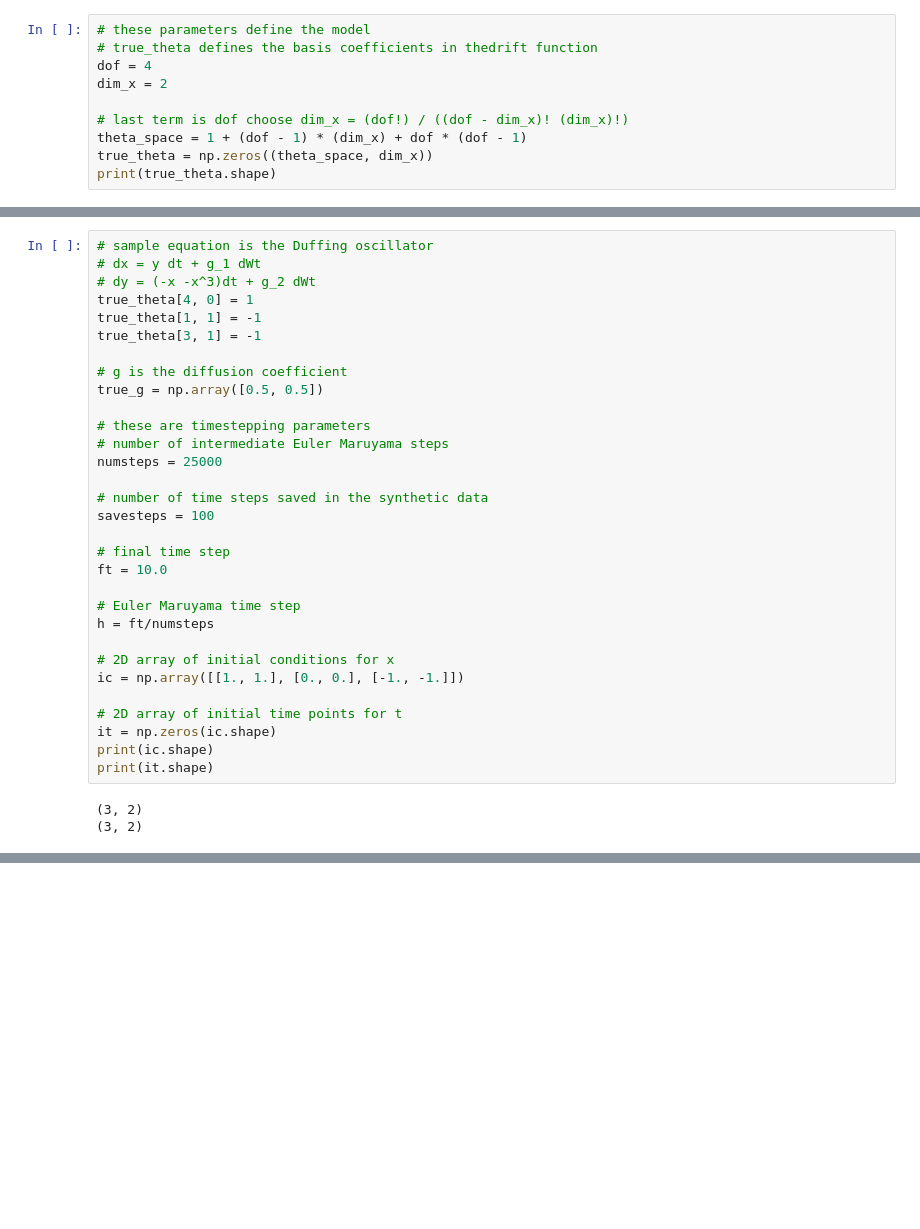
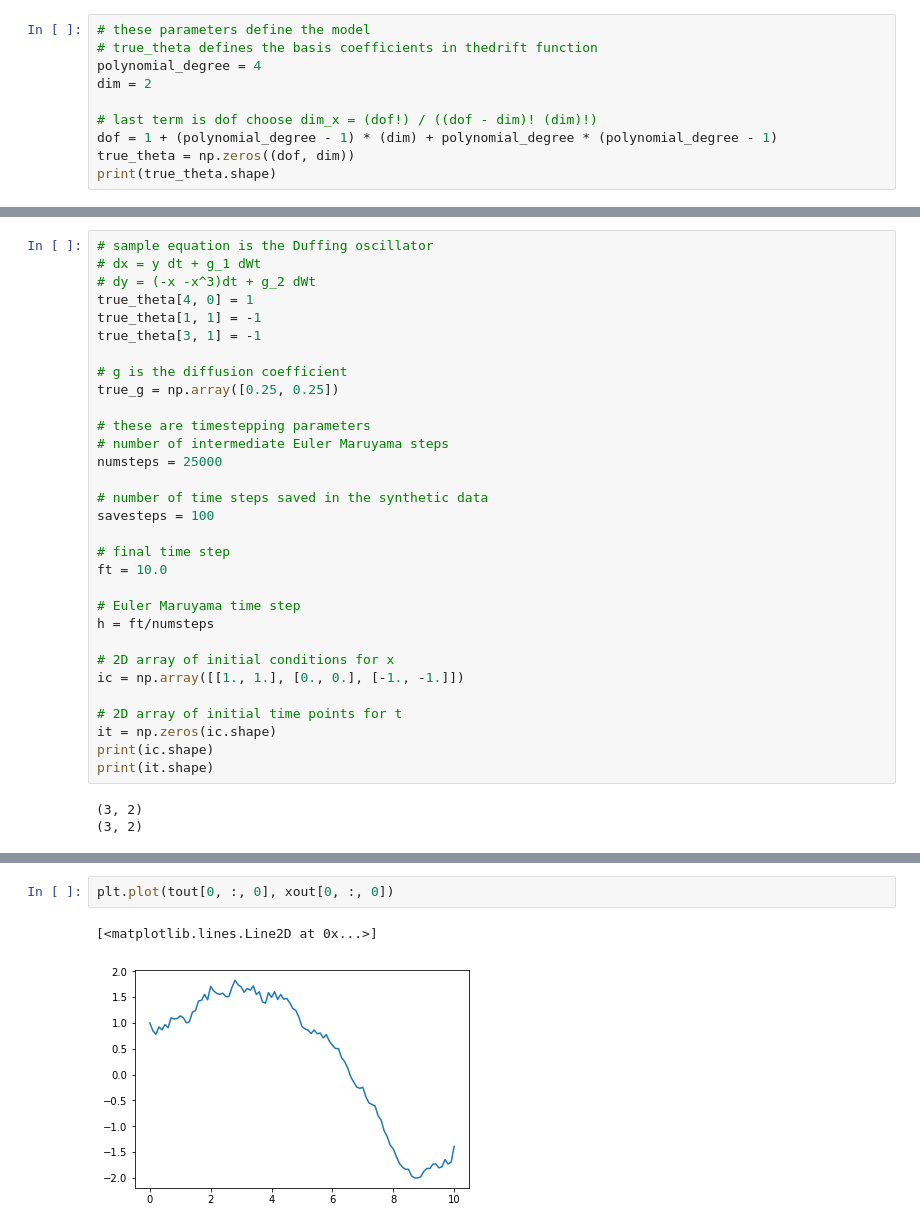
Before and after one commit to hbhat4000/pathsamp, a Jupyter notebook: 2d code/Untitled.ipynb, the cells around one changed output, grey strips where cells are left out. Cells and saved outputs as stored; diff of their text form; blank space fills up the shorter version.

```diff
--- a/2d code/Untitled.ipynb
+++ b/2d code/Untitled.ipynb
@@ -4,12 +6,12 @@ import newbridge as nb
 # %%
 # these parameters define the model
 # true_theta defines the basis coefficients in thedrift function
-dof = 4
-dim_x = 2
+polynomial_degree = 4
+dim = 2
 
-# last term is dof choose dim_x = (dof!) / ((dof - dim_x)! (dim_x)!)
-theta_space = 1 + (dof - 1) * (dim_x) + dof * (dof - 1)
-true_theta = np.zeros((theta_space, dim_x))
+# last term is dof choose dim_x = (dof!) / ((dof - dim)! (dim)!)
+dof = 1 + (polynomial_degree - 1) * (dim) + polynomial_degree * (polynomial_degree - 1)
+true_theta = np.zeros((dof, dim))
 print(true_theta.shape)
 # %% [output]
 (19, 2)
@@ -22,7 +24,7 @@ true_theta[1, 1] = -1
 true_theta[3, 1] = -1
 
 # g is the diffusion coefficient
-true_g = np.array([0.5, 0.5])
+true_g = np.array([0.25, 0.25])
 
 # these are timestepping parameters
 # number of intermediate Euler Maruyama steps
@@ -61,0 +68,5 @@ IndexError: index 2 is out of bounds for axis 1 with size 2
+# %%
+plt.plot(tout[0, :, 0], xout[0, :, 0])
+# %% [output]
+[<matplotlib.lines.Line2D at 0x...>]
+[figure, added]
```
Also changed, not shown: parts of 14 cells of this notebook, 4 other files.
